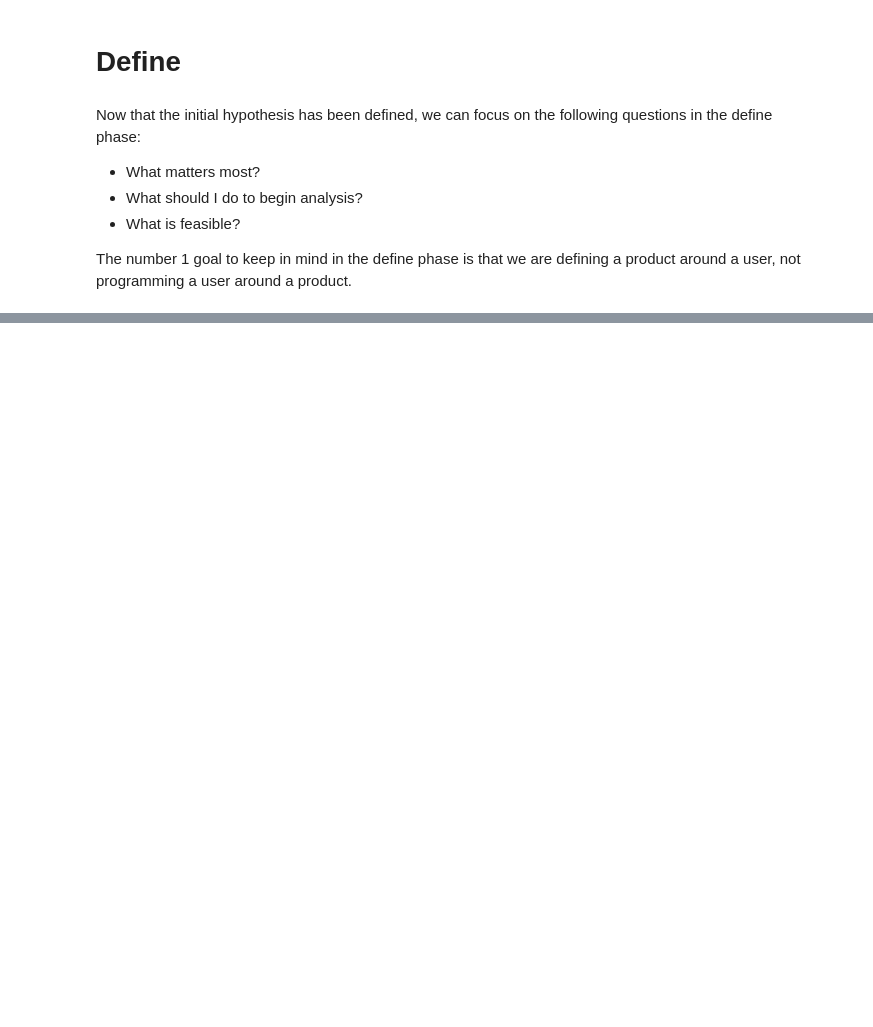
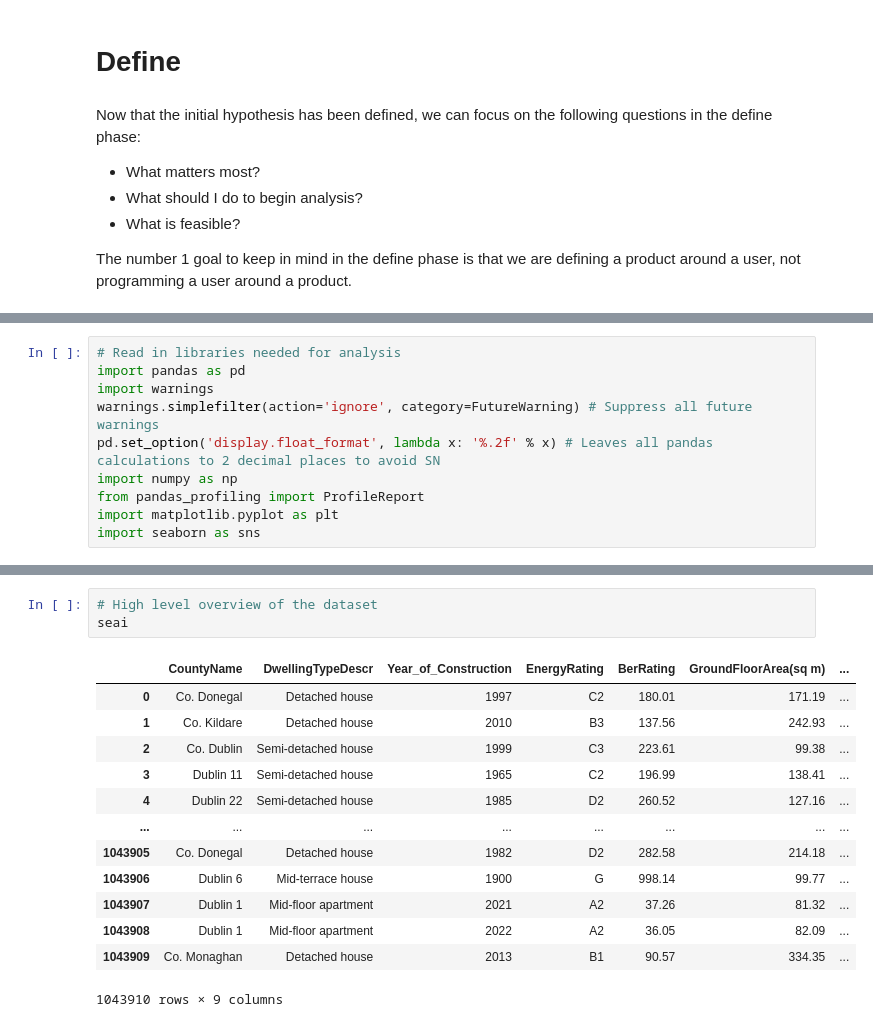
Before and after one commit to OisinB-2814/masters_thesis_ob2814, a Jupyter notebook: notebooks/define.ipynb, the cells around one changed output, grey strips where cells are left out. Cells and saved outputs as stored; diff of their text form; blank space fills up the shorter version.

```diff
--- a/notebooks/define.ipynb
+++ b/notebooks/define.ipynb
@@ -17,3 +17,13 @@ Data was gathered for customers who had a valid energy spend with Bank X account
 I can use the data of Bank X to gather statistics on the data (mean, min, max, std), and use this to create a new, 'ideal world' dataset of ficticious customers. Therefore in conclusion, I had to pivot in order to make the hypothesis still work. I was able to use the internal data sucessfully to provide for a theoretical sample.
 
 This now sets up the body of work aligned with the define phase of this thesis.
+# %%
+# Read in libraries needed for analysis
+import pandas as pd
+import warnings
+warnings.simplefilter(action='ignore', category=FutureWarning) # Suppress all future warnings
+pd.set_option('display.float_format', lambda x: '%.2f' % x) # Leaves all pandas calculations to 2 decimal places to avoid SN
+import numpy as np
+from pandas_profiling import ProfileReport
+import matplotlib.pyplot as plt
+import seaborn as sns
@@ -19,0 +37,17 @@ This now sets up the body of work aligned with the define phase of this thesis.
+# %%
+# High level overview of the dataset
+seai
+# %% [output]
+|  | CountyName | DwellingTypeDescr | Year_of_Construction | EnergyRating | BerRating | GroundFloorArea(sq m) | ... |
+| 0 | Co. Donegal | Detached house | 1997 | C2 | 180.01 | 171.19 | ... |
+| 1 | Co. Kildare | Detached house | 2010 | B3 | 137.56 | 242.93 | ... |
+| 2 | Co. Dublin | Semi-detached house | 1999 | C3 | 223.61 | 99.38 | ... |
+| 3 | Dublin 11 | Semi-detached house | 1965 | C2 | 196.99 | 138.41 | ... |
+| 4 | Dublin 22 | Semi-detached house | 1985 | D2 | 260.52 | 127.16 | ... |
+| ... | ... | ... | ... | ... | ... | ... | ... |
+| 1043905 | Co. Donegal | Detached house | 1982 | D2 | 282.58 | 214.18 | ... |
+| 1043906 | Dublin 6 | Mid-terrace house | 1900 | G | 998.14 | 99.77 | ... |
+| 1043907 | Dublin 1 | Mid-floor apartment | 2021 | A2 | 37.26 | 81.32 | ... |
+| 1043908 | Dublin 1 | Mid-floor apartment | 2022 | A2 | 36.05 | 82.09 | ... |
+| 1043909 | Co. Monaghan | Detached house | 2013 | B1 | 90.57 | 334.35 | ... |
+1043910 rows × 9 columns
```
Also changed, not shown: parts of 37 cells of this notebook, 2 other files.
